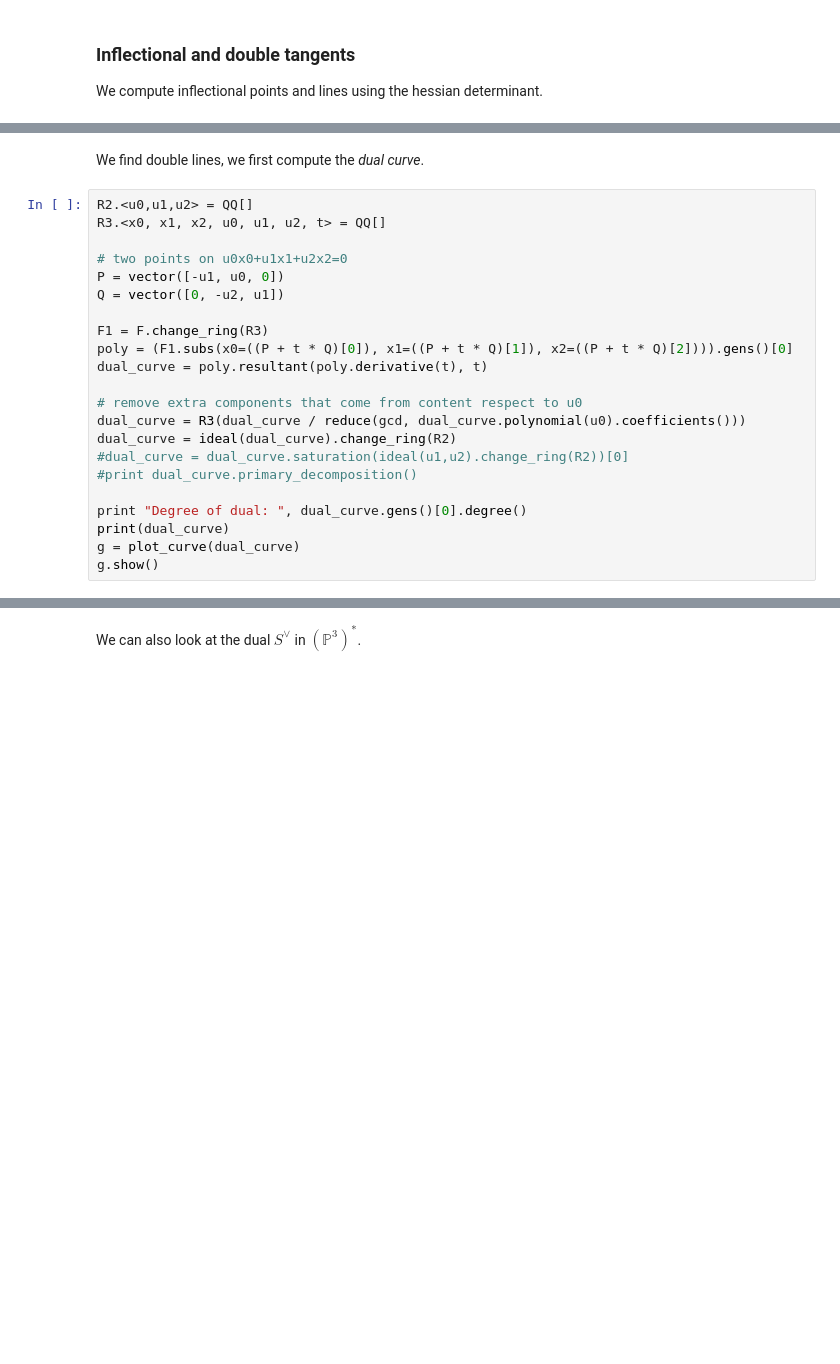
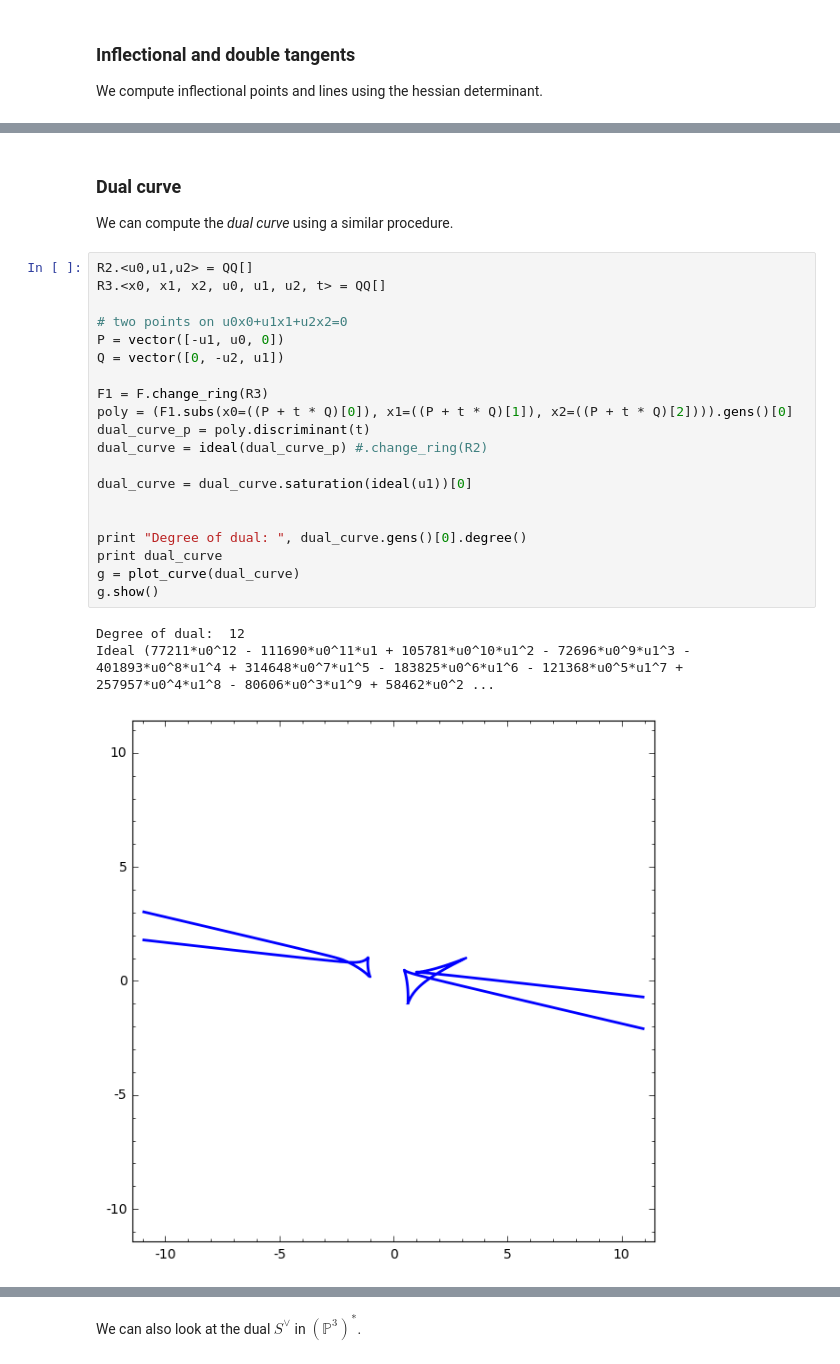
Before and after one commit to mtrager/changing-views, a Jupyter notebook: Changing Views of Curves and Surfaces.ipynb, the cells around one changed output, grey strips where cells are left out. Saved outputs shown, nothing was run; the diff lists cells and outputs as text; blank space fills up the shorter version.

```diff
--- a/Changing Views of Curves and Surfaces.ipynb
+++ b/Changing Views of Curves and Surfaces.ipynb
@@ -105,24 +177,27 @@ Number of real double lines:  8
-# %% [markdown]
-We find double lines, we first compute the *dual curve*.
+# %% [markdown]
+### Dual curve
+We can compute the *dual curve* using a similar procedure.
 # %%
 R2.<u0,u1,u2> = QQ[]
 R3.<x0, x1, x2, u0, u1, u2, t> = QQ[]
 
 # two points on u0x0+u1x1+u2x2=0
 P = vector([-u1, u0, 0])
 Q = vector([0, -u2, u1])
 
 F1 = F.change_ring(R3)
 poly = (F1.subs(x0=((P + t * Q)[0]), x1=((P + t * Q)[1]), x2=((P + t * Q)[2]))).gens()[0]
-dual_curve = poly.resultant(poly.derivative(t), t)
+dual_curve_p = poly.discriminant(t)
+dual_curve = ideal(dual_curve_p) #.change_ring(R2)
 
-# remove extra components that come from content respect to u0
-dual_curve = R3(dual_curve / reduce(gcd, dual_curve.polynomial(u0).coefficients()))
-dual_curve = ideal(dual_curve).change_ring(R2)
-#dual_curve = dual_curve.saturation(ideal(u1,u2).change_ring(R2))[0]
-#print dual_curve.primary_decomposition()
+dual_curve = dual_curve.saturation(ideal(u1))[0]
+
 
 print "Degree of dual: ", dual_curve.gens()[0].degree()
-print(dual_curve)
+print dual_curve
 g = plot_curve(dual_curve)
 g.show()
+# %% [output]
+Degree of dual:  12
+Ideal (77211*u0^12 - 111690*u0^11*u1 + 105781*u0^10*u1^2 - 72696*u0^9*u1^3 - 401893*u0^8*u1^4 + 314648*u0^7*u1^5 - 183825*u0^6*u1^6 - 121368*u0^5*u1^7 + 257957*u0^4*u1^8 - 80606*u0^3*u1^9 + 58462*u0^2 ...
+[figure, added]
```
Also changed, not shown: parts of 27 cells of this notebook, 24 other files.
